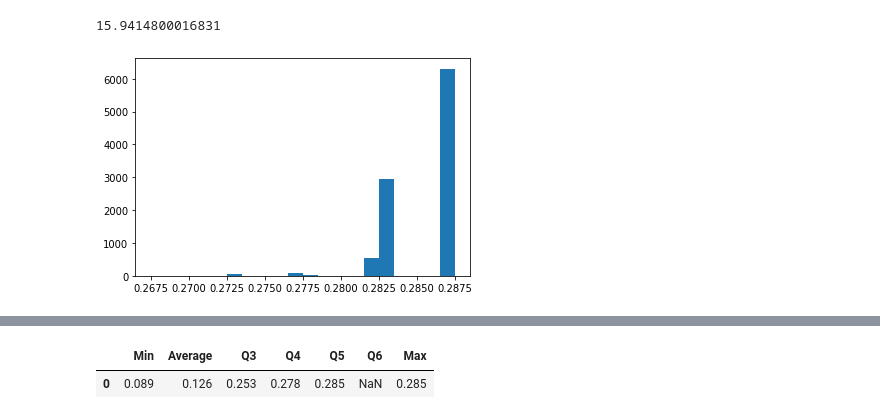
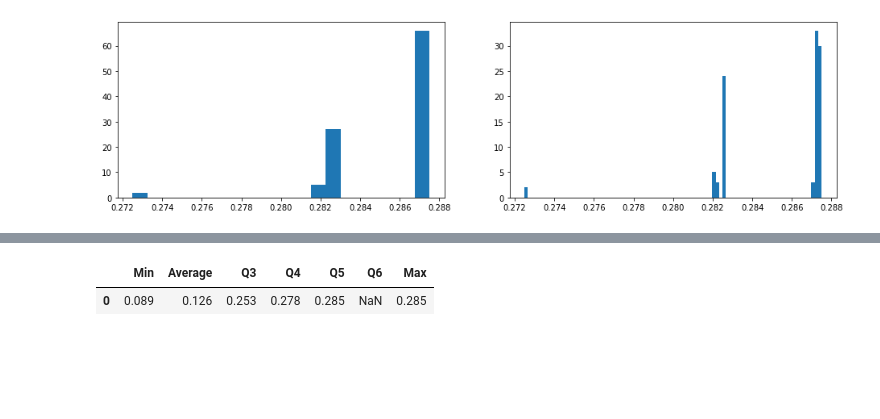
Before and after one commit to jorislimonier/quantile-estimation, a Jupyter notebook: quantile_estimation.ipynb, the cells around one changed output, grey strips where cells are left out. Cells and saved outputs as stored; diff of their text form; code cells hidden in the pictures; blank space fills up the shorter version.

```diff
--- a/quantile_estimation.ipynb
+++ b/quantile_estimation.ipynb
@@ -72,12 +71,0 @@ plt.show()
-# %%
-# Curve fitting
-plt.figure(figsize=(16,4))
-results = np.repeat(data["Value"], data["Count"])
-results = np.array(results)
-
-a, loc, scale = stats.skewnorm.fit(results)
-
-sample = stats.skewnorm(a, loc, scale).rvs(10**6)
-
-plt.hist(sample, bins=500)
-plt.show()
@@ -86,18 +72,13 @@ plt.show()
-# %%
-# np.random.seed(42)
-ex = np.random.randint(12, size=45000)
-display(a)
-# %% [output]
-15.9414800016831
 # %%
 m = np.array([])
-
-for _ in range(10**4):
+fig, axs = plt.subplots(1,2, figsize=(16,4))
+for _ in range(10**2):
 #     r = stats.skewnorm(a, loc, scale).rvs()
     r = resample(results)
     m = np.append(m, np.quantile(r + width/2, 0.999999))
 
-plt.hist(m, bins=20)
+axs[0].hist(m, bins=20)
+axs[1].hist(m, bins=87)
 plt.show()
 # %% [output]
-[figure, old version]
+[figure, new version]
```
Also changed, not shown: parts of 4 cells of this notebook.
